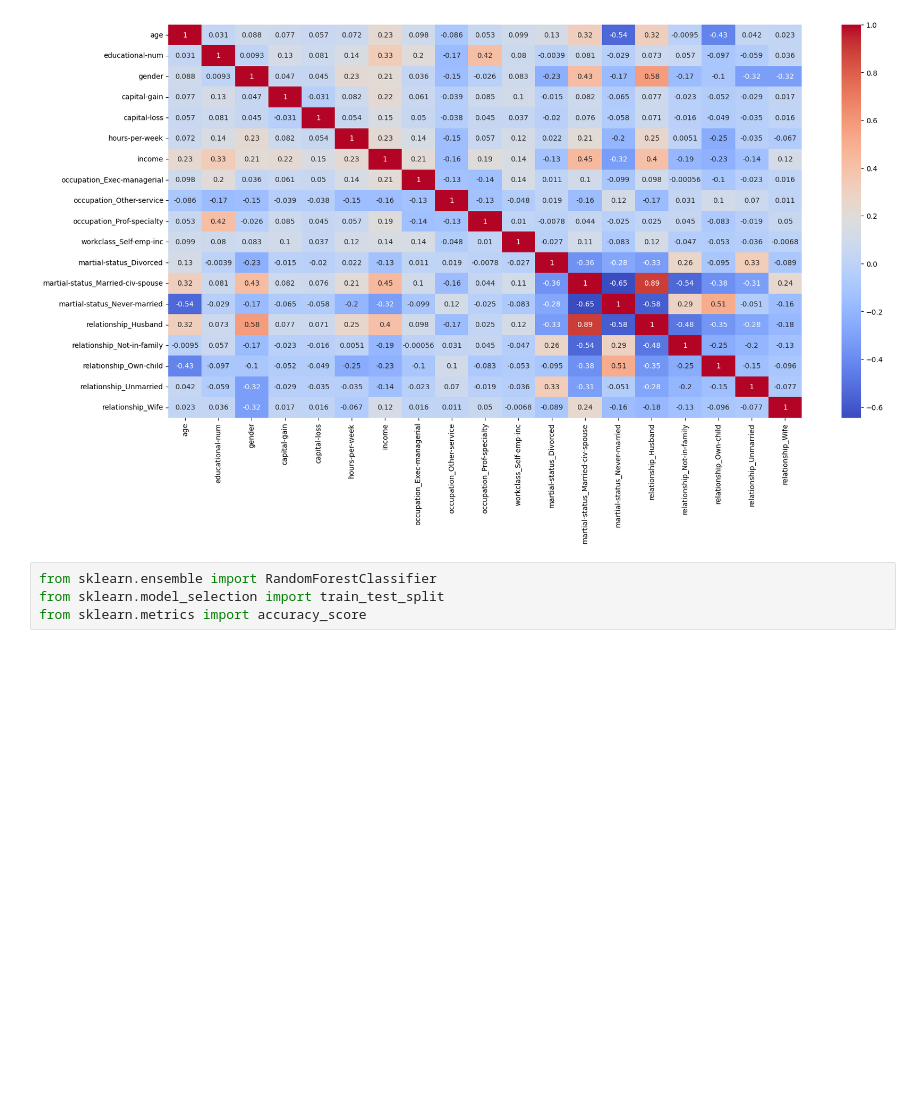
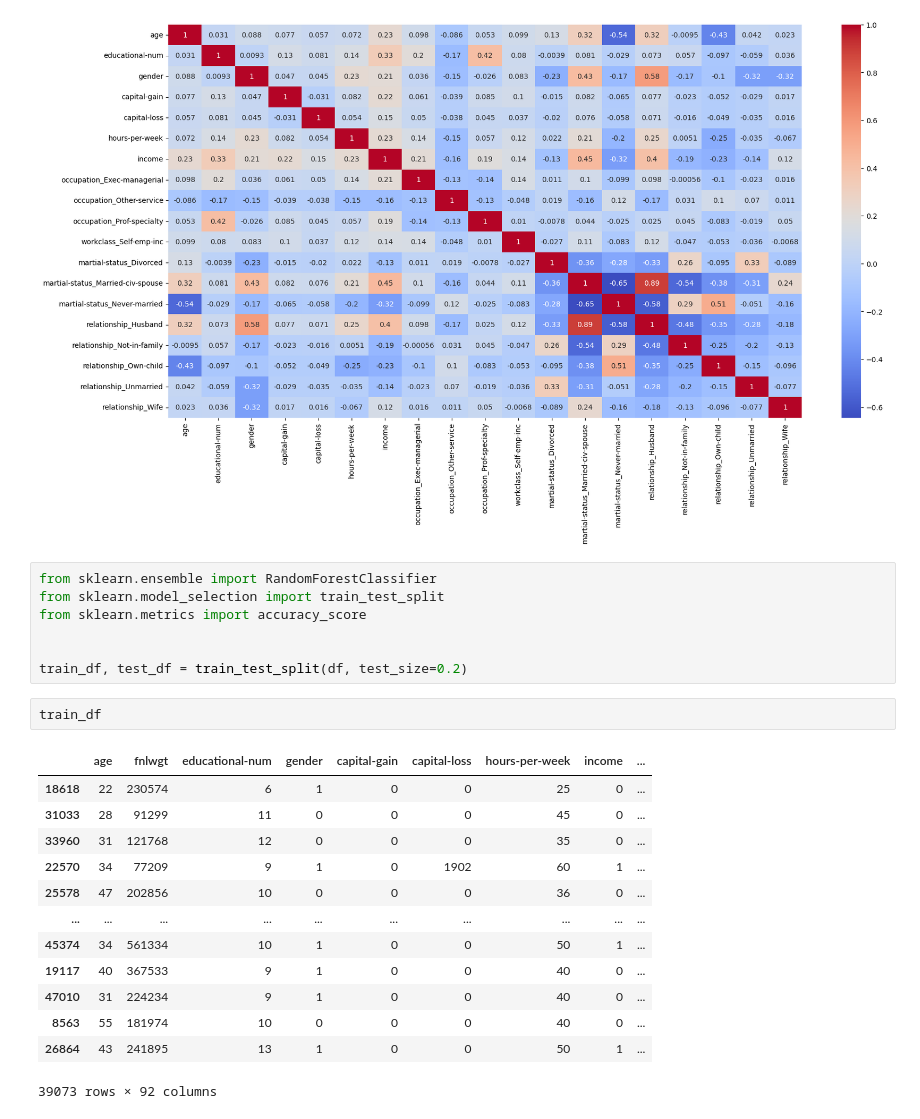
Before and after one commit to gappeah/Income-Prediction-ML, a Jupyter notebook: main.ipynb, the cells around one changed output. Saved outputs shown, nothing was run; the diff lists cells and outputs as text; blank space fills up the shorter version.

Commit message:
commit to main -  created train and test

```diff
--- a/main.ipynb
+++ b/main.ipynb
@@ -210,3 +210,22 @@ sns.heatmap(df_dropped.corr(), annot=True, cmap='coolwarm')
 from sklearn.ensemble import RandomForestClassifier
 from sklearn.model_selection import train_test_split
 from sklearn.metrics import accuracy_score
+
+
+train_df, test_df = train_test_split(df, test_size=0.2)
+# %%
+train_df
+# %% [output]
+|  | age | fnlwgt | educational-num | gender | capital-gain | capital-loss | hours-per-week | income | ... |
+| 18618 | 22 | 230574 | 6 | 1 | 0 | 0 | 25 | 0 | ... |
+| 31033 | 28 | 91299 | 11 | 0 | 0 | 0 | 45 | 0 | ... |
+| 33960 | 31 | 121768 | 12 | 0 | 0 | 0 | 35 | 0 | ... |
+| 22570 | 34 | 77209 | 9 | 1 | 0 | 1902 | 60 | 1 | ... |
+| 25578 | 47 | 202856 | 10 | 0 | 0 | 0 | 36 | 0 | ... |
+| ... | ... | ... | ... | ... | ... | ... | ... | ... | ... |
+| 45374 | 34 | 561334 | 10 | 1 | 0 | 0 | 50 | 1 | ... |
+| 19117 | 40 | 367533 | 9 | 1 | 0 | 0 | 40 | 0 | ... |
+| 47010 | 31 | 224234 | 9 | 1 | 0 | 0 | 40 | 0 | ... |
+| 8563 | 55 | 181974 | 10 | 0 | 0 | 0 | 40 | 0 | ... |
+| 26864 | 43 | 241895 | 13 | 1 | 0 | 0 | 50 | 1 | ... |
+39073 rows × 92 columns
```
Also changed, not shown: parts of 2 cells of this notebook.
